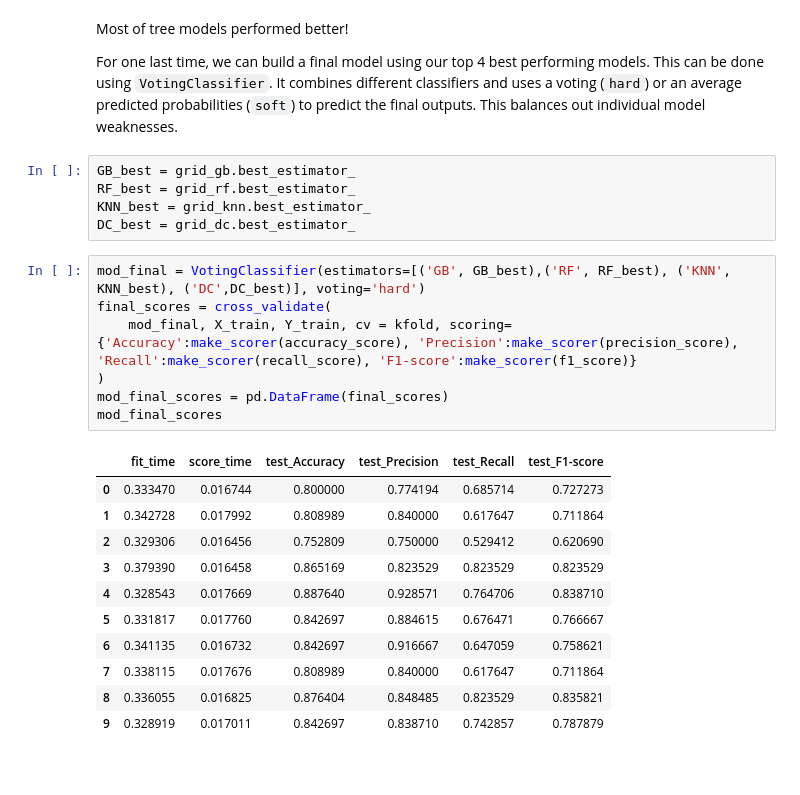
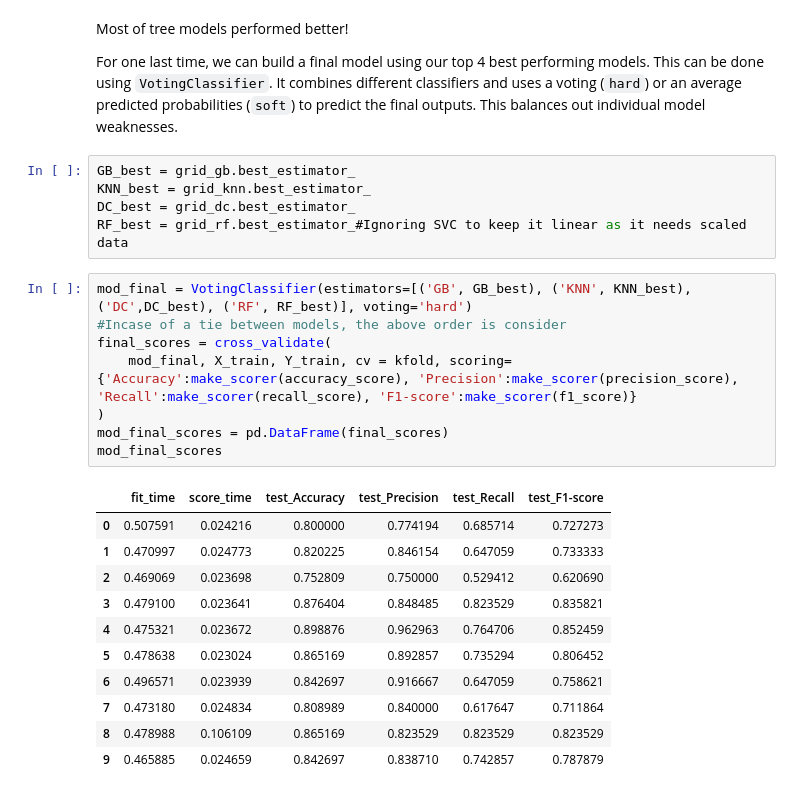
Before and after one commit to nvmcr/My_Portfolio, a Jupyter notebook: Approaching_Classification_Problem/Notebook.ipynb, the cells around one changed output. Drawn from its saved outputs; the diff is of its cells as text.

```diff
--- a/Approaching_Classification_Problem/Notebook.ipynb
+++ b/Approaching_Classification_Problem/Notebook.ipynb
@@ -1520,28 +1532,29 @@ Most of tree models performed better!
 For one last time, we can build a final model using our top 4 best performing models. This can be done using `VotingClassifier`. It combines different classifiers and uses a voting (`hard`) or an average predicted probabilities (`soft`) to predict the final outputs. This balances out individual model weaknesses.
 # %%
 GB_best = grid_gb.best_estimator_
-RF_best = grid_rf.best_estimator_
 KNN_best = grid_knn.best_estimator_
 DC_best = grid_dc.best_estimator_
+RF_best = grid_rf.best_estimator_#Ignoring SVC to keep it linear as it needs scaled data
 # %%
-mod_final = VotingClassifier(estimators=[('GB', GB_best),('RF', RF_best), ('KNN', KNN_best), ('DC',DC_best)], voting='hard')
+mod_final = VotingClassifier(estimators=[('GB', GB_best), ('KNN', KNN_best), ('DC',DC_best), ('RF', RF_best)], voting='hard')
+#Incase of a tie between models, the above order is consider
 final_scores = cross_validate(
     mod_final, X_train, Y_train, cv = kfold, scoring={'Accuracy':make_scorer(accuracy_score), 'Precision':make_scorer(precision_score), 'Recall':make_scorer(recall_score), 'F1-score':make_scorer(f1_score)}
 )
 mod_final_scores = pd.DataFrame(final_scores)
 mod_final_scores
 # %% [output]
 |  | fit_time | score_time | test_Accuracy | test_Precision | test_Recall | test_F1-score |
-| 0 | 0.333470 | 0.016744 | 0.800000 | 0.774194 | 0.685714 | 0.727273 |
-| 1 | 0.342728 | 0.017992 | 0.808989 | 0.840000 | 0.617647 | 0.711864 |
-| 2 | 0.329306 | 0.016456 | 0.752809 | 0.750000 | 0.529412 | 0.620690 |
-| 3 | 0.379390 | 0.016458 | 0.865169 | 0.823529 | 0.823529 | 0.823529 |
-| 4 | 0.328543 | 0.017669 | 0.887640 | 0.928571 | 0.764706 | 0.838710 |
-| 5 | 0.331817 | 0.017760 | 0.842697 | 0.884615 | 0.676471 | 0.766667 |
-| 6 | 0.341135 | 0.016732 | 0.842697 | 0.916667 | 0.647059 | 0.758621 |
-| 7 | 0.338115 | 0.017676 | 0.808989 | 0.840000 | 0.617647 | 0.711864 |
-| 8 | 0.336055 | 0.016825 | 0.876404 | 0.848485 | 0.823529 | 0.835821 |
-| 9 | 0.328919 | 0.017011 | 0.842697 | 0.838710 | 0.742857 | 0.787879 |
+| 0 | 0.507591 | 0.024216 | 0.800000 | 0.774194 | 0.685714 | 0.727273 |
+| 1 | 0.470997 | 0.024773 | 0.820225 | 0.846154 | 0.647059 | 0.733333 |
+| 2 | 0.469069 | 0.023698 | 0.752809 | 0.750000 | 0.529412 | 0.620690 |
+| 3 | 0.479100 | 0.023641 | 0.876404 | 0.848485 | 0.823529 | 0.835821 |
+| 4 | 0.475321 | 0.023672 | 0.898876 | 0.962963 | 0.764706 | 0.852459 |
+| 5 | 0.478638 | 0.023024 | 0.865169 | 0.892857 | 0.735294 | 0.806452 |
+| 6 | 0.496571 | 0.023939 | 0.842697 | 0.916667 | 0.647059 | 0.758621 |
+| 7 | 0.473180 | 0.024834 | 0.808989 | 0.840000 | 0.617647 | 0.711864 |
+| 8 | 0.478988 | 0.106109 | 0.865169 | 0.823529 | 0.823529 | 0.823529 |
+| 9 | 0.465885 | 0.024659 | 0.842697 | 0.838710 | 0.742857 | 0.787879 |
 # %%
 print(f"Mean of accuracy is {mod_final_scores['test_Accuracy'].mean()} with a deviation of {mod_final_scores['test_Accuracy'].std()}")
 print(f"Mean of f1-score is {mod_final_scores['test_F1-score'].mean()} with a deviation of {mod_final_scores['test_F1-score'].std()}")
```
Also changed, not shown: parts of 42 cells of this notebook, 2 other files.
